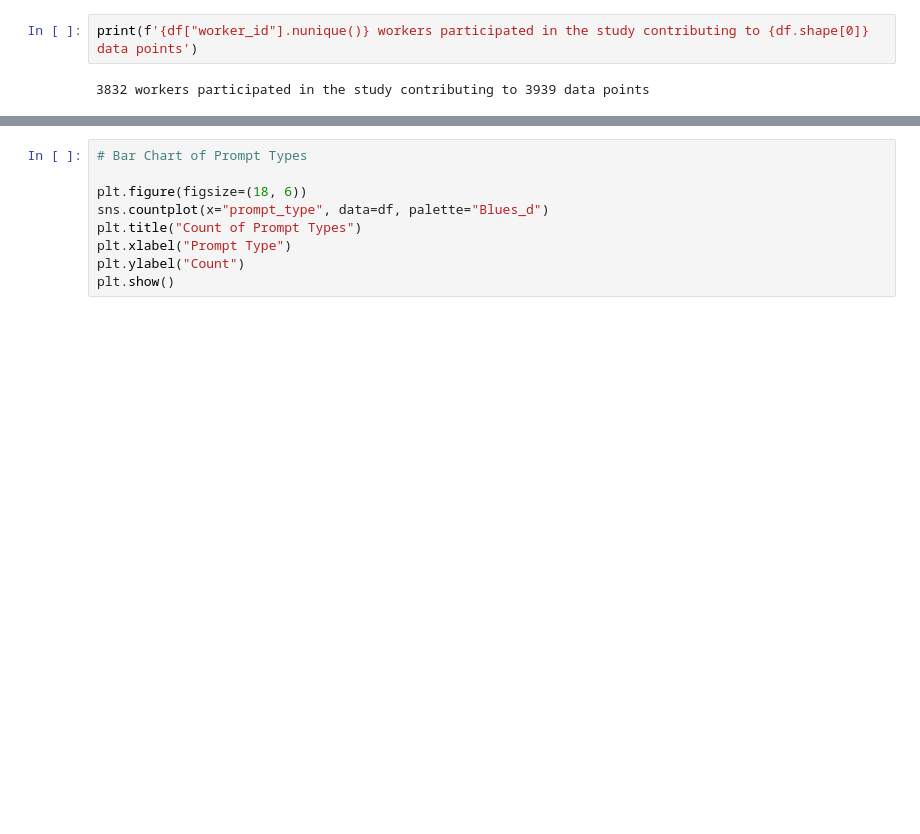
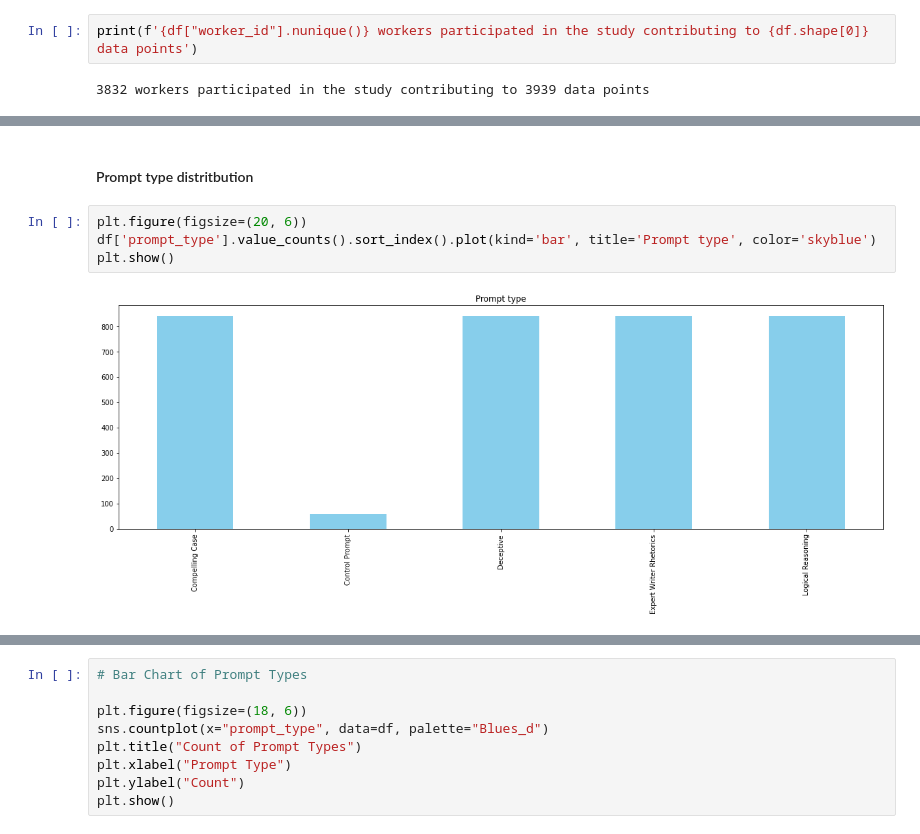
Before and after one commit to harsha2000g/Persuasion-Predictability, a Jupyter notebook: code/1_sama_dataset_exploration.ipynb, the cells around one changed output, grey strips where cells are left out. Saved outputs shown, nothing was run; the diff lists cells and outputs as text; blank space fills up the shorter version.

```diff
--- a/code/1_sama_dataset_exploration.ipynb
+++ b/code/1_sama_dataset_exploration.ipynb
@@ -25,0 +73,8 @@ print(f'{df["worker_id"].nunique()} workers participated in the study contributi
+# %% [markdown]
+#### Prompt type distritbution
+# %%
+plt.figure(figsize=(20, 6))
+df['prompt_type'].value_counts().sort_index().plot(kind='bar', title='Prompt type', color='skyblue')
+plt.show()
+# %% [output]
+[figure, added]
```
Also changed, not shown: parts of 25 cells of this notebook.
